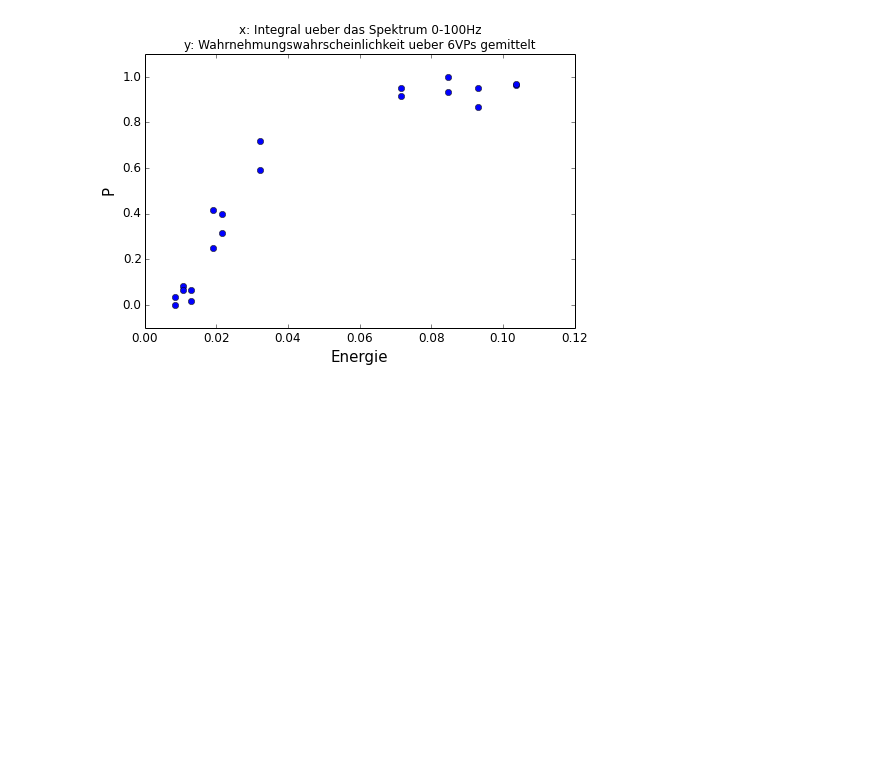
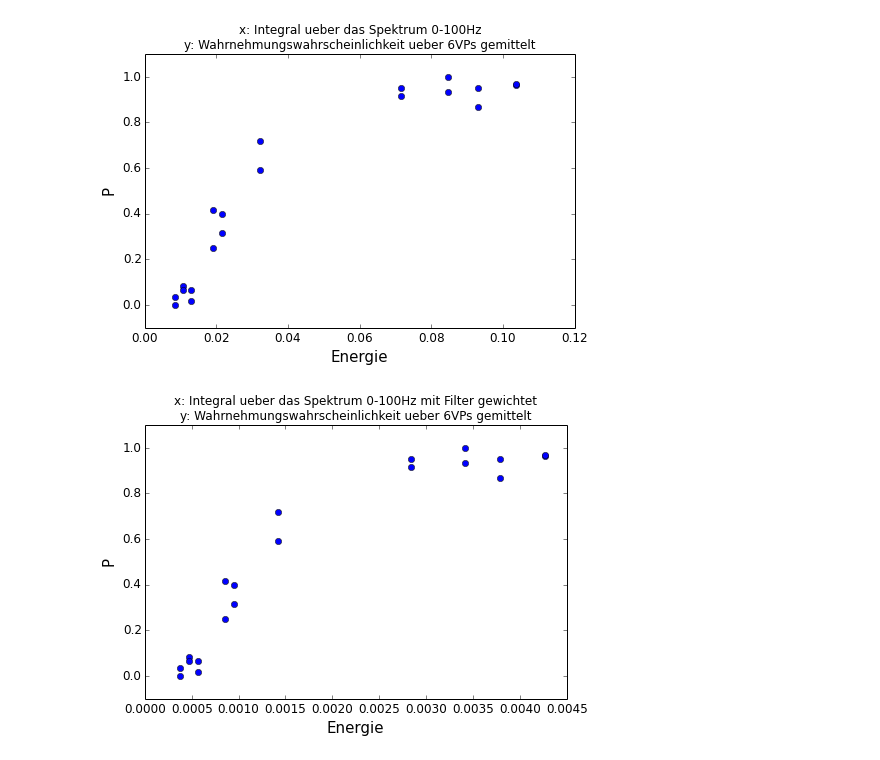
Before and after one commit to wachtlerlab/RWeiss, a Jupyter notebook: Integrals_Experiment.ipynb, the cells around one changed output. Cells and saved outputs as stored; diff of their text form; code cells hidden in the pictures; blank space fills up the shorter version.

Commit message:
figure added

```diff
--- a/Integrals_Experiment.ipynb
+++ b/Integrals_Experiment.ipynb
@@ -70,7 +70,8 @@ contrast_std = [stat.sem(contrast_std[:,i]) for i in range(contrast_std.shape[1]
 
 
 #Simulation
-def rectwindow(freq1, freq2, f_sample=10, width=1, sig=.1):    #f_sample in kHz und width ist der Anteil des Fensters am Gesamtsignal (1 heisst, kein Fenster)
+
+def rectwindow(freq1, freq2, f_sample=10, width=1, sig=.1, filtering=0):    #f_sample in kHz und width ist der Anteil des Fensters am Gesamtsignal (1 heisst, kein Fenster)
     "Erstellt einen Rechteckfenster-Frequenzübergang freq1 auf freq2 mit Signallänge 2*sig (in s) und entsprechende FFT"
     freq1, freq2, width = float(freq1), float(freq2), float(width)
     f_sample = f_sample*1000.
@@ -84,18 +85,36 @@ def rectwindow(freq1, freq2, f_sample=10, width=1, sig=.1):    #f_sample in kHz
     xaxis = linspace(0, 2*sig, f.size)
     FTdata = fft.fft(f)/f.size
     FT = FTdata[:(FTdata.size/2)]
+    if filtering:
+        u = arange(0,.12,.001)
+        visfilter = .005*(((u**3)/(.005**4))*exp(-u/.005)-((u**3)/(.01**4))*exp(-u/.01))
+        FTfilter = abs(fft.fft(visfilter, 1000)/21.6)[:300]
+        FTfilter = concatenate((FTfilter, zeros(len(FT)-len(FTfilter))), axis=1)
+        FT = FT*FTfilter
     faxis = fft.fftfreq(f.size, (1./f_sample))
     faxis = faxis[:(faxis.size/2)]
     integral = sum(abs(FT)[:600])
     #print integral
+    plot(abs(FT)[0:100])
     return FTdata, xaxis, faxis, integral;
 
+rectwindow(200,600,168.,1,3.)
+rectwindow(200,600,168.,1,3.,1)
 
+
+'''
 integrals = []
 for item in sorted(d_freqs):
     hin = rectwindow(item[0],item[1],168,1.,3.)
     rueck = rectwindow(item[1],item[0],168,1.,3.)
     integrals.append((hin[3]+rueck[3]))
+
+filterintegrals = []
+for item in sorted(d_freqs):
+    hin = rectwindow(item[0],item[1],168,1.,3.,1)
+    rueck = rectwindow(item[1],item[0],168,1.,3.,1)
+    filterintegrals.append((hin[3]+rueck[3]))
+'''
 # %% [output]
 ['200.0', '800.0', '1.3', '0.6', '0.30572104454', 'y', '1']
 ['400.0', '800.0', '1.4', '1.1', '1.01087594032', 'n', '0']
@@ -102,17 +123,31 @@ for item in sorted(d_freqs):
 # %%
 figure(figsize=(7,5))
 plot(list(integrals), [float(d_freqs[key][1])/d_freqs[key][0] for key in sorted(d_freqs)], 'o')
 #plot([0,.12],[0,1], alpha=.5)
 plt.xlabel('Energie', fontsize=15)
 plt.ylabel('P', fontsize=15)
 plt.yticks(fontsize=12)
 plt.xticks(fontsize=12)
 plt.ylim(-.1,1.1)
 plt.title('x: Integral ueber das Spektrum 0-100Hz\ny: Wahrnehmungswahrscheinlichkeit ueber 6VPs gemittelt')
 plt.tight_layout()
 #plt.savefig('/home/weiss/ba/figures/scatter_integrals_experiment.pdf')
+
+
+figure(figsize=(7,5))
+plot(list(filterintegrals), [float(d_freqs[key][1])/d_freqs[key][0] for key in sorted(d_freqs)], 'o')
+#plot([0,.12],[0,1], alpha=.5)
+plt.xlabel('Energie', fontsize=15)
+plt.ylabel('P', fontsize=15)
+plt.yticks(fontsize=12)
+plt.xticks(fontsize=12)
+plt.ylim(-.1,1.1)
+plt.title('x: Integral ueber das Spektrum 0-100Hz mit Filter gewichtet\ny: Wahrnehmungswahrscheinlichkeit ueber 6VPs gemittelt')
+plt.tight_layout()
+#plt.savefig('/home/weiss/ba/figures/scatter_filterintegrals_experiment.pdf')
 # %% [output]
 [figure]
+[figure, added]
 # %%
 #iFFT
 
```
Also changed, not shown: parts of 2 cells of this notebook, 2 other files.
